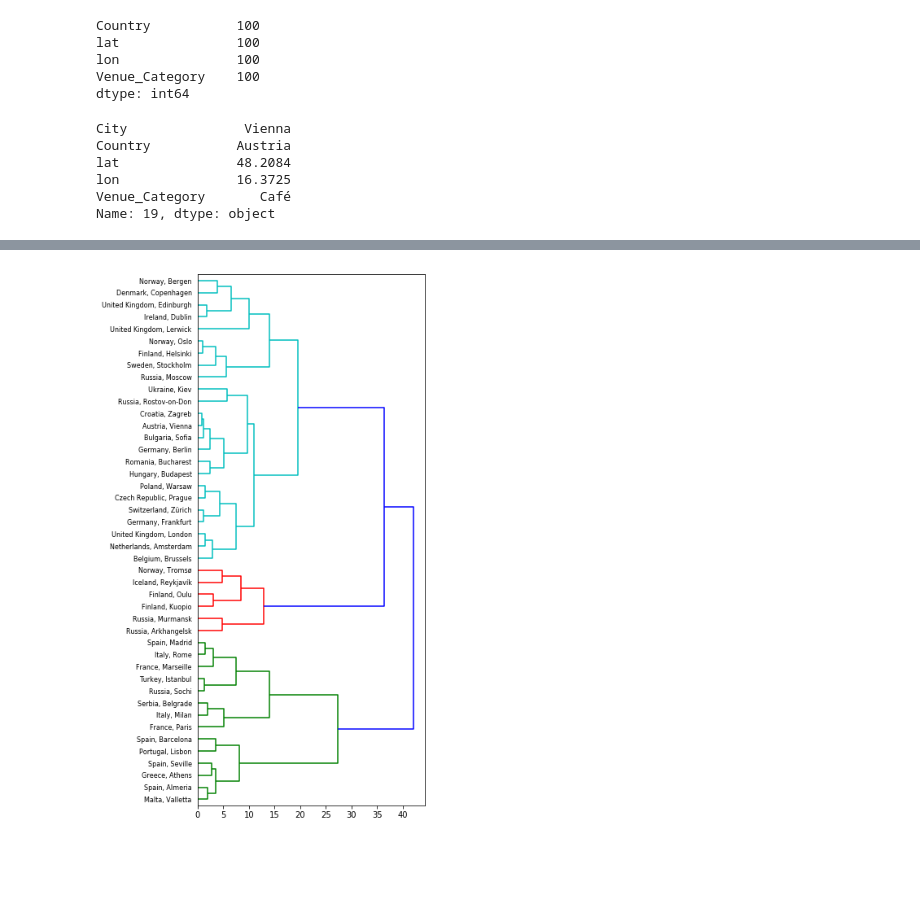
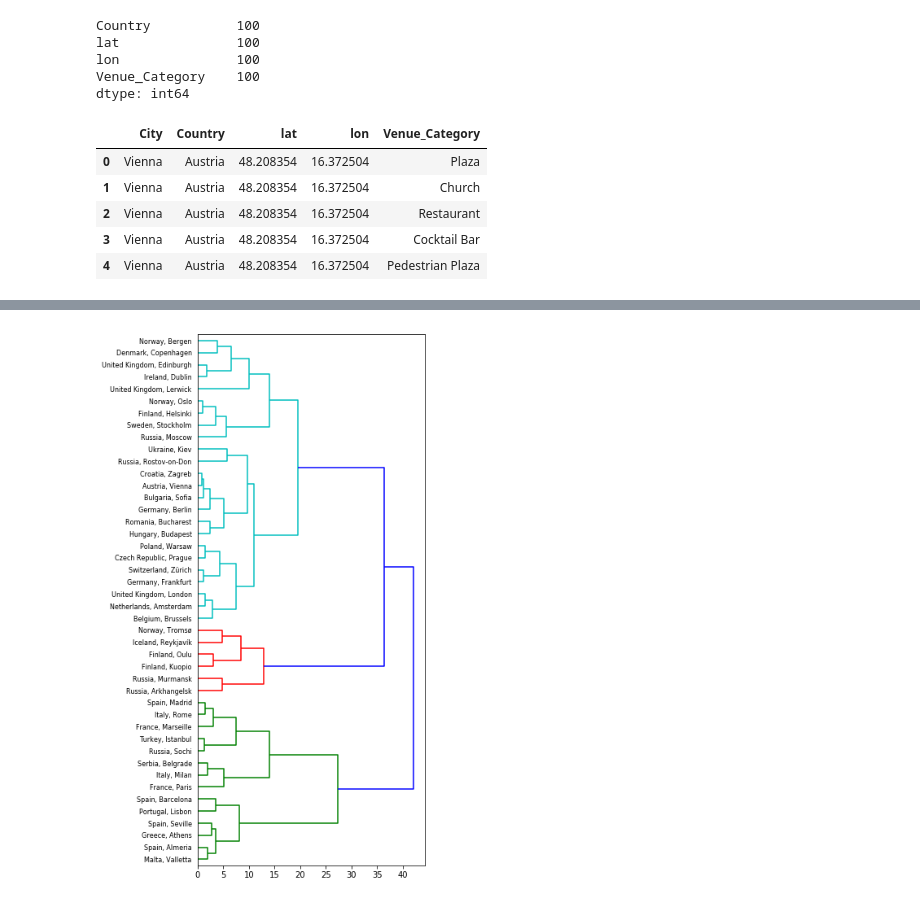
Before and after one commit to rareal/Coursera_Capstone, a Jupyter notebook: Capstone_final_report_code.ipynb, the cells around one changed output, grey strips where cells are left out. Cells and saved outputs as stored; diff of their text form; code cells hidden in the pictures; blank space fills up the shorter version.

```diff
--- a/Capstone_final_report_code.ipynb
+++ b/Capstone_final_report_code.ipynb
@@ -285,12 +286,13 @@ dtype: int64
 # %%
 # exported Jan-17,2019,12:25 UTC
 # nearby_venues_sel.to_csv('nearby_venues_sel.csv',encoding='utf-8-sig')
-# %%
-nearby_venues_sel.iloc[19,]
-# %% [output]
-City               Vienna
-Country           Austria
-lat               48.2084
-lon               16.3725
-Venue_Category       Café
-Name: 19, dtype: object
+# %%
+nearby_venues_sel = pd.read_csv('nearby_venues_sel.csv',index_col=0)
+nearby_venues_sel.head()
+# %% [output]
+|  | City | Country | lat | lon | Venue_Category |
+| 0 | Vienna | Austria | 48.208354 | 16.372504 | Plaza |
+| 1 | Vienna | Austria | 48.208354 | 16.372504 | Church |
+| 2 | Vienna | Austria | 48.208354 | 16.372504 | Restaurant |
+| 3 | Vienna | Austria | 48.208354 | 16.372504 | Cocktail Bar |
+| 4 | Vienna | Austria | 48.208354 | 16.372504 | Pedestrian Plaza |
```
Also changed, not shown: parts of 13 cells of this notebook, 3 other files.
